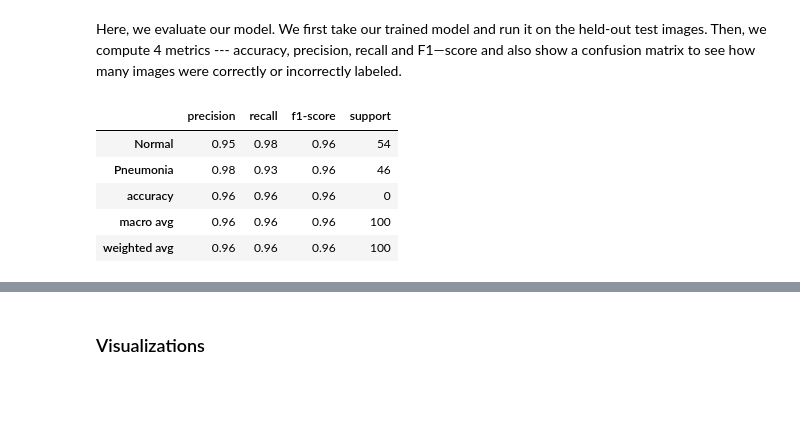
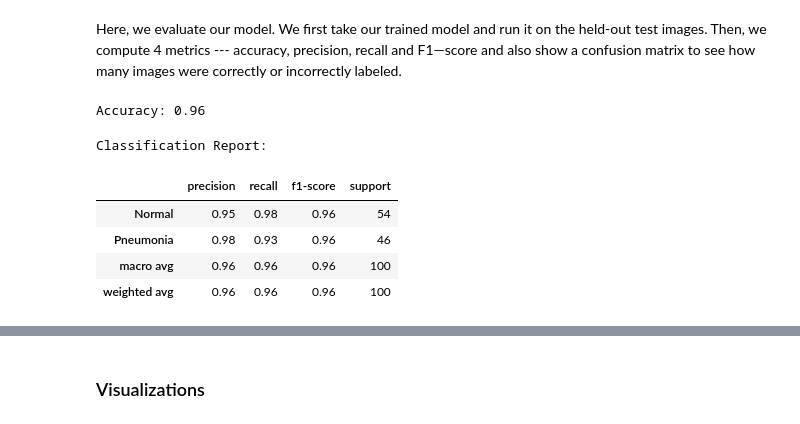
Before and after one commit to hunchongtan/PneumoniaDetection, a Jupyter notebook: main.ipynb, the cells around one changed output, grey strips where cells are left out. Saved outputs shown, nothing was run; the diff lists cells and outputs as text; code cells hidden in the pictures; blank space fills up the shorter version.

Commit message:
Update main.ipynb to show accuracy and confusion matrix

```diff
--- a/main.ipynb
+++ b/main.ipynb
@@ -323,28 +323,39 @@ with torch.no_grad():
         targets.append(labels.cpu().numpy())
         preds = torch.round(torch.sigmoid(outputs.data))
         predictions.append(preds.item())
+# %%
+# Metric 1: Accuracy
+import pandas as pd
+from sklearn.metrics import classification_report, confusion_matrix, accuracy_score
+
+acc = accuracy_score(targets, predictions)
+print(f"Accuracy: {acc:.2f}\n")
+# %% [output]
+Accuracy: 0.96
 # %%
-import pandas as pd
-from sklearn.metrics import classification_report
-
-report_dict = classification_report(
+# Metrics 2,3,4 - Precision, Recall, F1-score
+report = classification_report(
     targets,
     predictions,
     target_names=['Normal','Pneumonia'],
     output_dict=True
 )
+# Remove the 'accuracy' entry so we only get class & avg rows
+report.pop('accuracy', None)
 
-report_df = pd.DataFrame(report_dict).transpose()
-
-
-report_df[['precision','recall','f1-score']] = report_df[['precision','recall','f1-score']].applymap(lambda x: f"{x:.2f}")
+# Convert to DataFrame & transpose
+report_df = pd.DataFrame(report).transpose()
+# Format numeric columns
+report_df[['precision','recall','f1-score']] = report_df[['precision','recall','f1-score']]\
+    .applymap(lambda x: f"{x:.2f}")
 report_df['support'] = report_df['support'].astype(int)
 
+print("Classification Report:")
 display(report_df)
 # %% [output]
+Classification Report:
 |  | precision | recall | f1-score | support |
 | Normal | 0.95 | 0.98 | 0.96 | 54 |
 | Pneumonia | 0.98 | 0.93 | 0.96 | 46 |
-| accuracy | 0.96 | 0.96 | 0.96 | 0 |
 | macro avg | 0.96 | 0.96 | 0.96 | 100 |
 | weighted avg | 0.96 | 0.96 | 0.96 | 100 |
```
Also changed, not shown: parts of 1 cell of this notebook.
